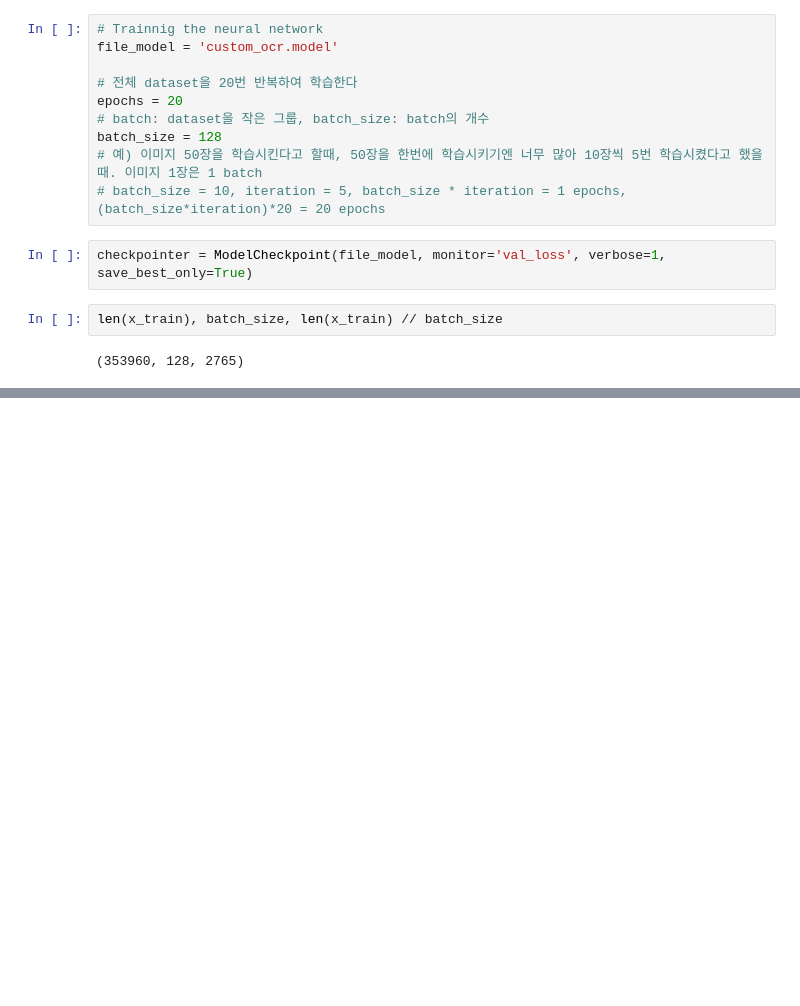
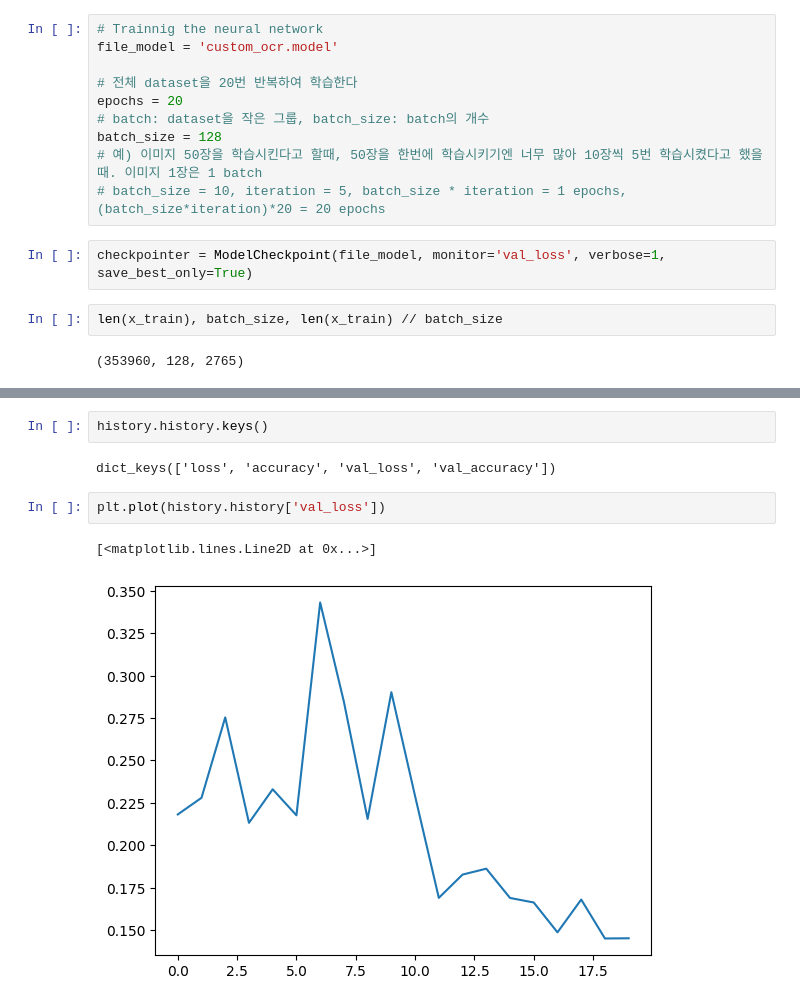
Before and after one commit to ddasix/ocr-python, a Jupyter notebook: section-05-01.ipynb, the cells around one changed output, grey strips where cells are left out. Drawn from its saved outputs; the diff is of its cells as text; blank space fills up the shorter version.

```diff
--- a/section-05-01.ipynb
+++ b/section-05-01.ipynb
@@ -546,0 +710,9 @@ KeyboardInterrupt:
+# %%
+history.history.keys()
+# %% [output]
+dict_keys(['loss', 'accuracy', 'val_loss', 'val_accuracy'])
+# %%
+plt.plot(history.history['val_loss'])
+# %% [output]
+[<matplotlib.lines.Line2D at 0x...>]
+[figure, added]
```
Also changed, not shown: parts of 34 cells of this notebook, 5 other files.
